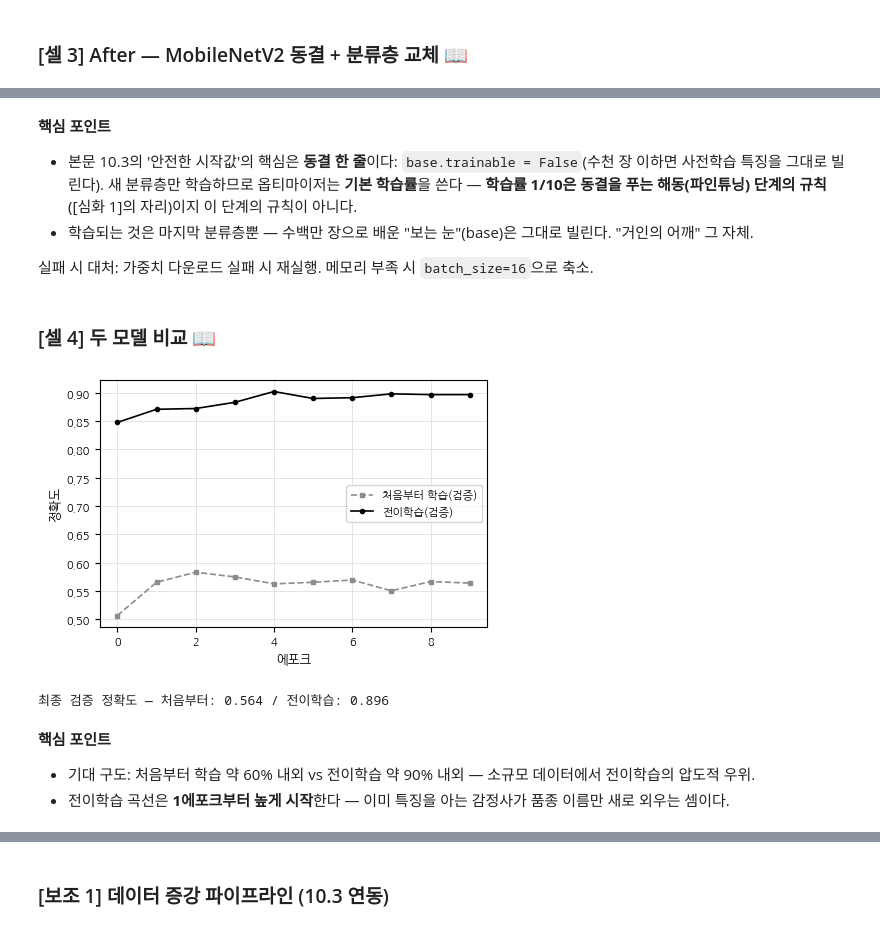
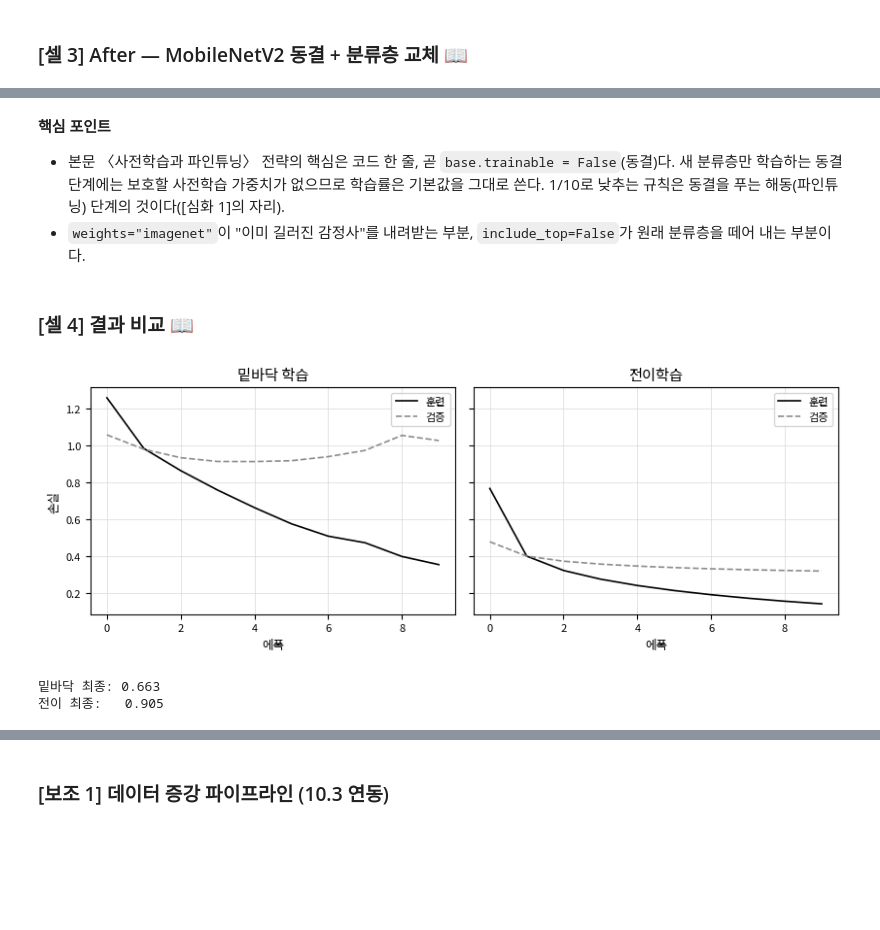
Before and after one commit to tbgoodlife/ai-labs, a Jupyter notebook: ch10/lab-10-02_transfer-learning.ipynb, the cells around one changed output, grey strips where cells are left out. Drawn from its saved outputs; the diff is of its cells as text; code cells hidden in the pictures; blank space fills up the shorter version.

```diff
--- a/ch10/lab-10-02_transfer-learning.ipynb
+++ b/ch10/lab-10-02_transfer-learning.ipynb
@@ -130,26 +100,17 @@ Epoch 10/10
 ### [셀 3] After — MobileNetV2 동결 + 분류층 교체 📖
 # %%
 base = keras.applications.MobileNetV2(
-    input_shape=SIZE + (3,),
-    include_top=False,          # 분류층은 떼고
-    weights="imagenet")         # 배운 눈은 가져온다
-base.trainable = False          # 안전한 시작값 ①: 동결
+    input_shape=(224, 224, 3), include_top=False,
+    weights="imagenet", pooling="avg")
+base.trainable = False        # 특징 추출부 동결
 
 transfer = keras.Sequential([
-    keras.layers.Input(SIZE + (3,)),
-    # MobileNetV2 전처리: 0~255 → -1~1
-    keras.layers.Rescaling(1 / 127.5, offset=-1),
     base,
-    keras.layers.GlobalAveragePooling2D(),
-    keras.layers.Dropout(0.2),
-    keras.layers.Dense(5, activation="softmax"),
+    layers.Dense(5, activation="softmax"),  # 새 분류층
 ])
 transfer.compile(
-    optimizer="adam",           # 동결 특징추출 단계:
-    # 보호할 사전학습 가중치가 없고 새 분류층만 학습하므로
-    # 기본 학습률(1e-3)을 쓴다. 1/10 학습률은 해동
-    # 파인튜닝 단계의 규칙이다([심화 1]의 자리).
+    optimizer="adam",  # 동결 단계는 기본 학습률
     loss="sparse_categorical_crossentropy",
     metrics=["accuracy"])
-hist_t = transfer.fit(train_ds, epochs=10,
-                      validation_data=val_ds, verbose=2)
+h2 = transfer.fit(train, validation_data=valid,
+                  epochs=10, verbose=0)
@@ -174,31 +117,15 @@ Epoch 10/10
-# %% [markdown]
-**핵심 포인트**
-- 본문 10.3의 '안전한 시작값'의 핵심은 **동결 한 줄**이다: `base.trainable = False`(수천 장 이하면 사전학습 특징을 그대로 빌린다). 새 분류층만 학습하므로 옵티마이저는 **기본 학습률**을 쓴다 — **학습률 1/10은 동결을 푸는 해동(파인튜닝) 단계의 규칙**([심화 1]의 자리)이지 이 단계의 규칙이 아니다.
-- 학습되는 것은 마지막 분류층뿐 — 수백만 장으로 배운 "보는 눈"(base)은 그대로 빌린다. "거인의 어깨" 그 자체.
-
-실패 시 대처: 가중치 다운로드 실패 시 재실행. 메모리 부족 시 `batch_size=16`으로 축소.
+# %% [markdown]
+**핵심 포인트**
+- 본문 〈사전학습과 파인튜닝〉 전략의 핵심은 코드 한 줄, 곧 `base.trainable = False`(동결)다. 새 분류층만 학습하는 동결 단계에는 보호할 사전학습 가중치가 없으므로 학습률은 기본값을 그대로 쓴다. 1/10로 낮추는 규칙은 동결을 푸는 해동(파인튜닝) 단계의 것이다([심화 1]의 자리).
+- `weights="imagenet"`이 "이미 길러진 감정사"를 내려받는 부분, `include_top=False`가 원래 분류층을 떼어 내는 부분이다.
 # %% [markdown]
-### [셀 4] 두 모델 비교 📖
+### [셀 4] 결과 비교 📖
-# %%
-fig, ax = plt.subplots(figsize=(5, 3.2))
-ax.plot(hist_s.history["val_accuracy"], "--",
-        color="#8c8c8c", lw=1.2, marker="s", ms=3,
-        label="처음부터 학습(검증)")
-ax.plot(hist_t.history["val_accuracy"], "-",
-        color="black", lw=1.2, marker="o", ms=3,
-        label="전이학습(검증)")
-ax.set_xlabel("에포크")
-ax.set_ylabel("정확도")
-ax.legend()
-plt.show()
-print(f"최종 검증 정확도 — 처음부터: "
-      f"{hist_s.history['val_accuracy'][-1]:.3f} / "
-      f"전이학습: "
-      f"{hist_t.history['val_accuracy'][-1]:.3f}")
-# %% [output]
-[figure, removed]
-최종 검증 정확도 — 처음부터: 0.564 / 전이학습: 0.896
-# %% [markdown]
-**핵심 포인트**
-- 기대 구도: 처음부터 학습 약 60% 내외 vs 전이학습 약 90% 내외 — 소규모 데이터에서 전이학습의 압도적 우위.
-- 전이학습 곡선은 **1에포크부터 높게 시작**한다 — 이미 특징을 아는 감정사가 품종 이름만 새로 외우는 셈이다.
+# %%
+viz.plot_curves_pair(h1, h2,
+                     labels=("밑바닥 학습", "전이학습"))
+print(f"밑바닥 최종: {h1.history['val_accuracy'][-1]:.3f}")
+print(f"전이 최종:   {h2.history['val_accuracy'][-1]:.3f}")
+# %% [output]
+[figure, added]
+밑바닥 최종: 0.663
+전이 최종:   0.905
```
Also changed, not shown: parts of 13 cells of this notebook, 4 other files.
